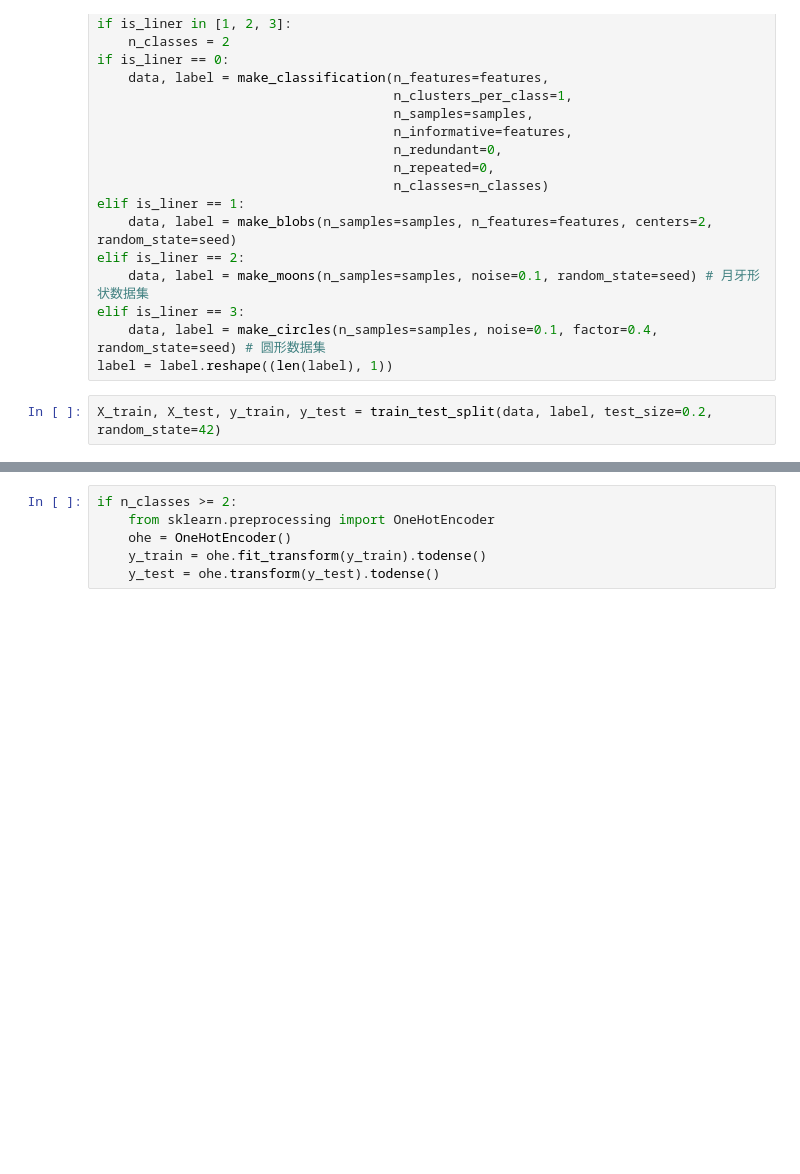
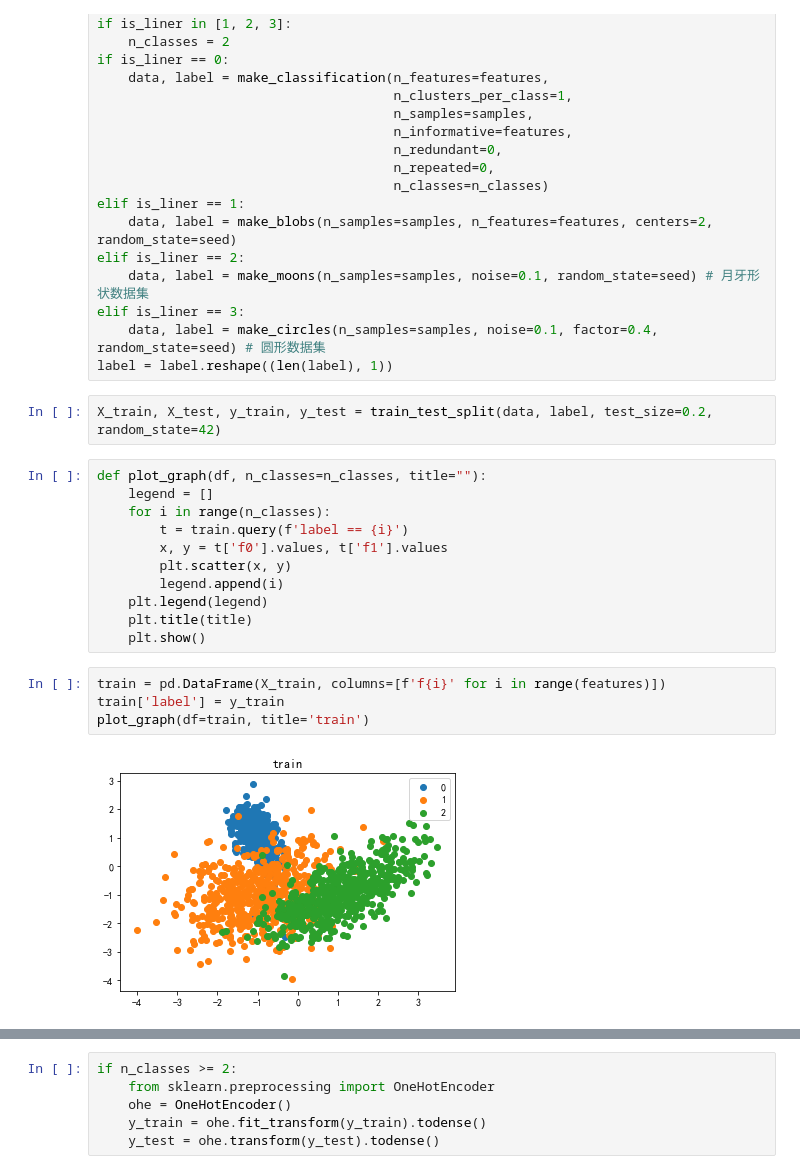
Before and after one commit to flowering888/neural_network, a Jupyter notebook: nn_tf.ipynb, the cells around one changed output, grey strips where cells are left out. Drawn from its saved outputs; the diff is of its cells as text; blank space fills up the shorter version.

```diff
--- a/nn_tf.ipynb
+++ b/nn_tf.ipynb
@@ -31,3 +31,20 @@ elif is_liner == 3:
 label = label.reshape((len(label), 1))
 # %%
 X_train, X_test, y_train, y_test = train_test_split(data, label, test_size=0.2, random_state=42)
+# %%
+def plot_graph(df, n_classes=n_classes, title=""):
+    legend = []
+    for i in range(n_classes):
+        t = train.query(f'label == {i}')
+        x, y = t['f0'].values, t['f1'].values
+        plt.scatter(x, y)
+        legend.append(i)
+    plt.legend(legend)
+    plt.title(title)
+    plt.show()
+# %%
+train = pd.DataFrame(X_train, columns=[f'f{i}' for i in range(features)])
+train['label'] = y_train
+plot_graph(df=train, title='train')
+# %% [output]
+[figure, added]
```
Also changed, not shown: parts of 8 cells of this notebook.
